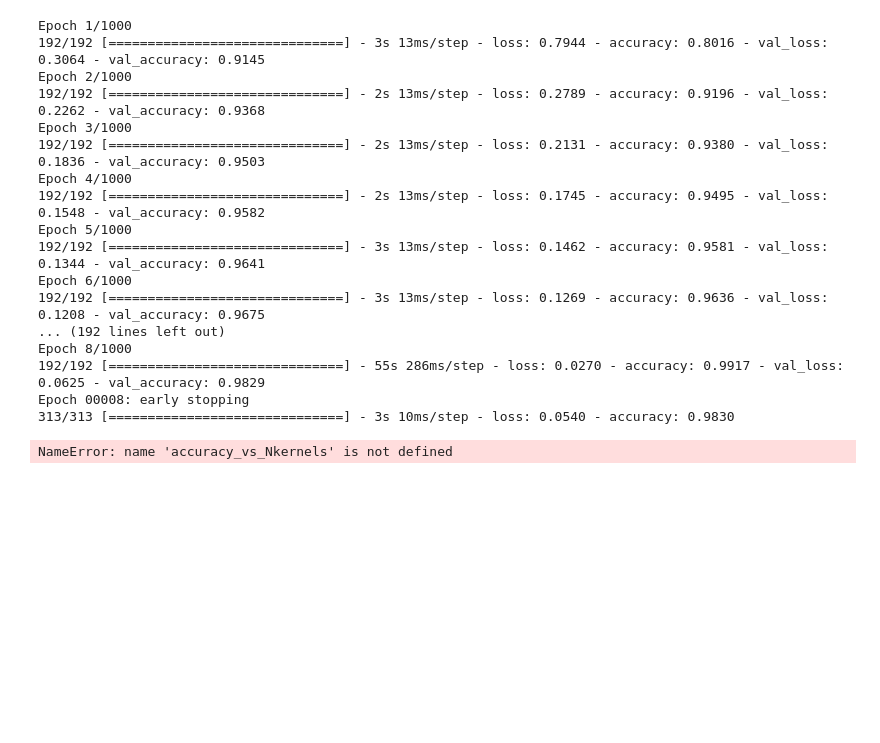
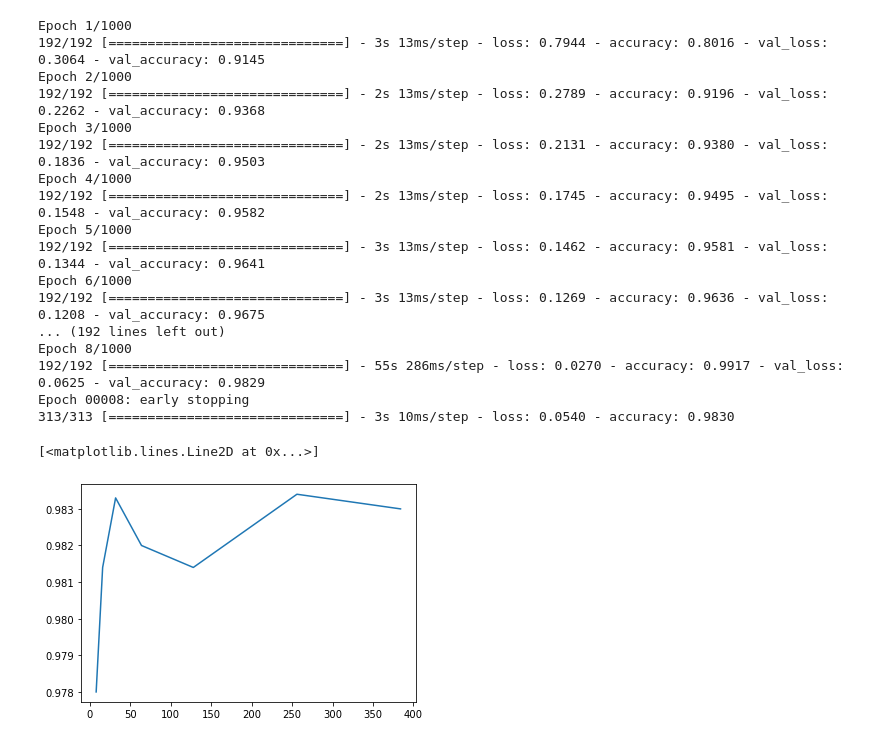
Before and after one commit to arlindots/maclea, a Jupyter notebook: efc3ex2.ipynb, the cells around one changed output. Cells and saved outputs as stored; diff of their text form; code cells hidden in the pictures; blank space fills up the shorter version.

```diff
--- a/efc3ex2.ipynb
+++ b/efc3ex2.ipynb
@@ -217,9 +217,10 @@ Epoch 8/1000
 Epoch 00008: early stopping
 313/313 [==============================] - 3s 10ms/step - loss: 0.0540 - accuracy: 0.9830
 # %%
-plt.plot(Nkernels_vec,accuracy_vs_Nkernels)
+plt.plot(Nkernels_vec,accuracy_vec)
 # %% [output]
-NameError: name 'accuracy_vs_Nkernels' is not defined
+[<matplotlib.lines.Line2D at 0x...>]
+[figure, added]
 # %%
 Kernel_dim_vec = (2, 3, 4, 5, 6, 7, 8)
 Nkernels_default = 32
```
